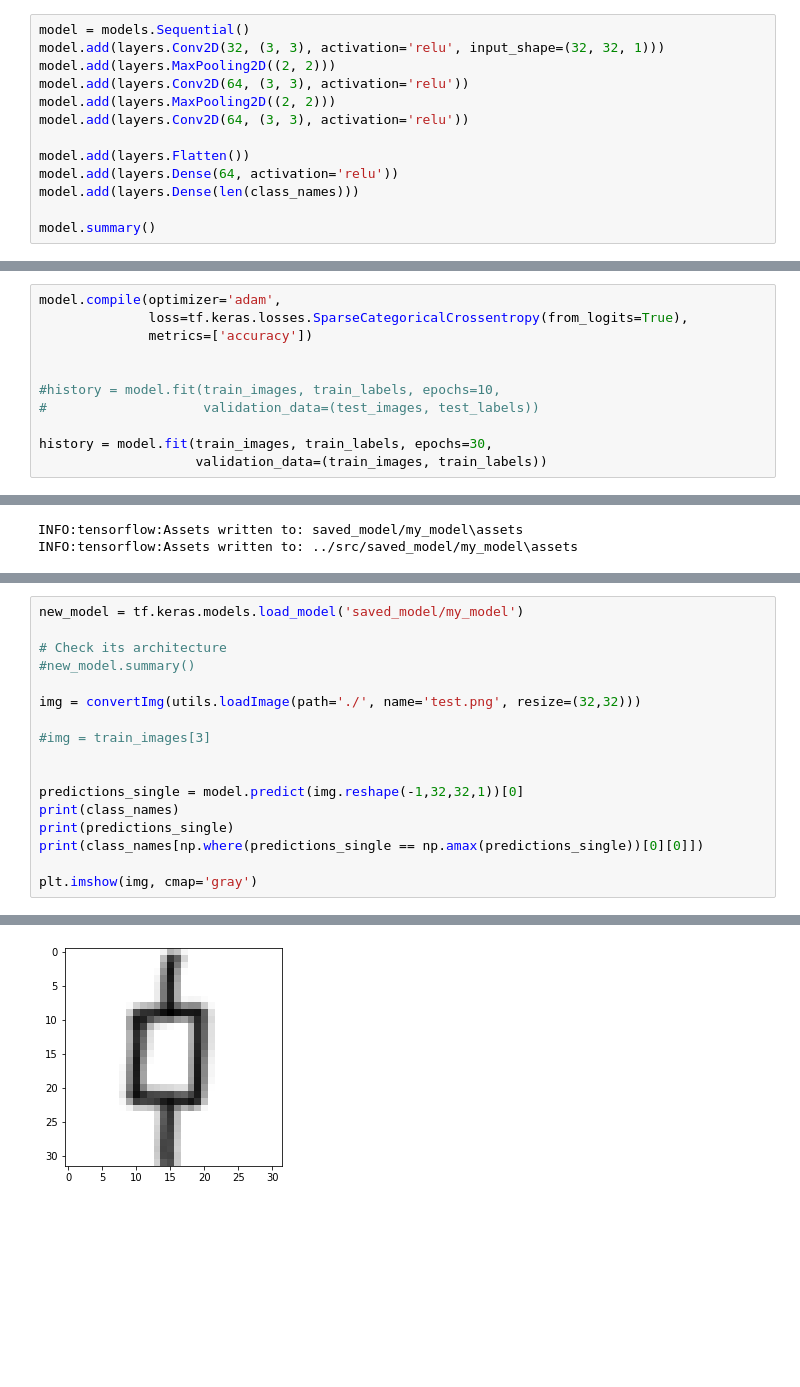
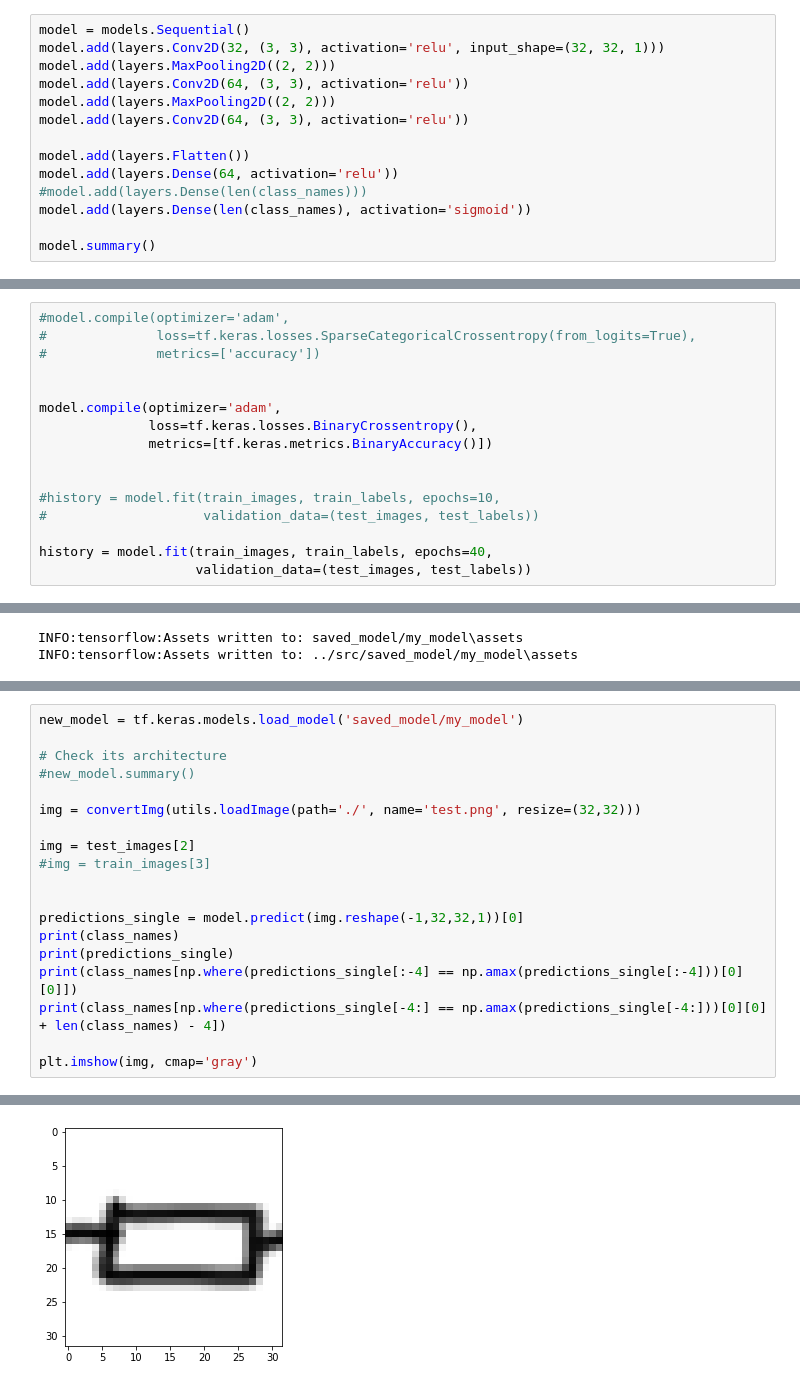
Before and after one commit to Chris022/smarter-circuits, a Jupyter notebook: dev/componentRecognition.ipynb, the cells around one changed output, grey strips where cells are left out. Cells and saved outputs as stored; diff of their text form; blank space fills up the shorter version.

```diff
--- a/dev/componentRecognition.ipynb
+++ b/dev/componentRecognition.ipynb
@@ -82,7 +102,8 @@ model.add(layers.Conv2D(64, (3, 3), activation='relu'))
 
 model.add(layers.Flatten())
 model.add(layers.Dense(64, activation='relu'))
-model.add(layers.Dense(len(class_names)))
+#model.add(layers.Dense(len(class_names)))
+model.add(layers.Dense(len(class_names), activation='sigmoid'))
 
 model.summary()
 # %% [output]
@@ -104,14 +125,19 @@ Trainable params: 121,539
 Non-trainable params: 0
 _________________________________________________________________
 # %%
+#model.compile(optimizer='adam',
+#              loss=tf.keras.losses.SparseCategoricalCrossentropy(from_logits=True),
+#              metrics=['accuracy'])
+
+
 model.compile(optimizer='adam',
-              loss=tf.keras.losses.SparseCategoricalCrossentropy(from_logits=True),
-              metrics=['accuracy'])
+              loss=tf.keras.losses.BinaryCrossentropy(),
+              metrics=[tf.keras.metrics.BinaryAccuracy()])
 
 
 #history = model.fit(train_images, train_labels, epochs=10,
 #                    validation_data=(test_images, test_labels))
 
-history = model.fit(train_images, train_labels, epochs=30,
-                    validation_data=(train_images, train_labels))
+history = model.fit(train_images, train_labels, epochs=40,
+                    validation_data=(test_images, test_labels))
 # %% [output]
@@ -169,13 +202,15 @@ new_model = tf.keras.models.load_model('saved_model/my_model')
 
 img = convertImg(utils.loadImage(path='./', name='test.png', resize=(32,32)))
 
+img = test_images[2]
 #img = train_images[3]
 
 
 predictions_single = model.predict(img.reshape(-1,32,32,1))[0]
 print(class_names)
 print(predictions_single)
-print(class_names[np.where(predictions_single == np.amax(predictions_single))[0][0]])
+print(class_names[np.where(predictions_single[:-4] == np.amax(predictions_single[:-4]))[0][0]])
+print(class_names[np.where(predictions_single[-4:] == np.amax(predictions_single[-4:]))[0][0] + len(class_names) - 4])
 
 plt.imshow(img, cmap='gray')
 # %% [output]
@@ -185,3 +222,3 @@ resistor
 <matplotlib.image.AxesImage at 0x...>
-[figure, old version]
+[figure, new version]
 # %%
```
Also changed, not shown: parts of 7 cells of this notebook, 16 other files.
